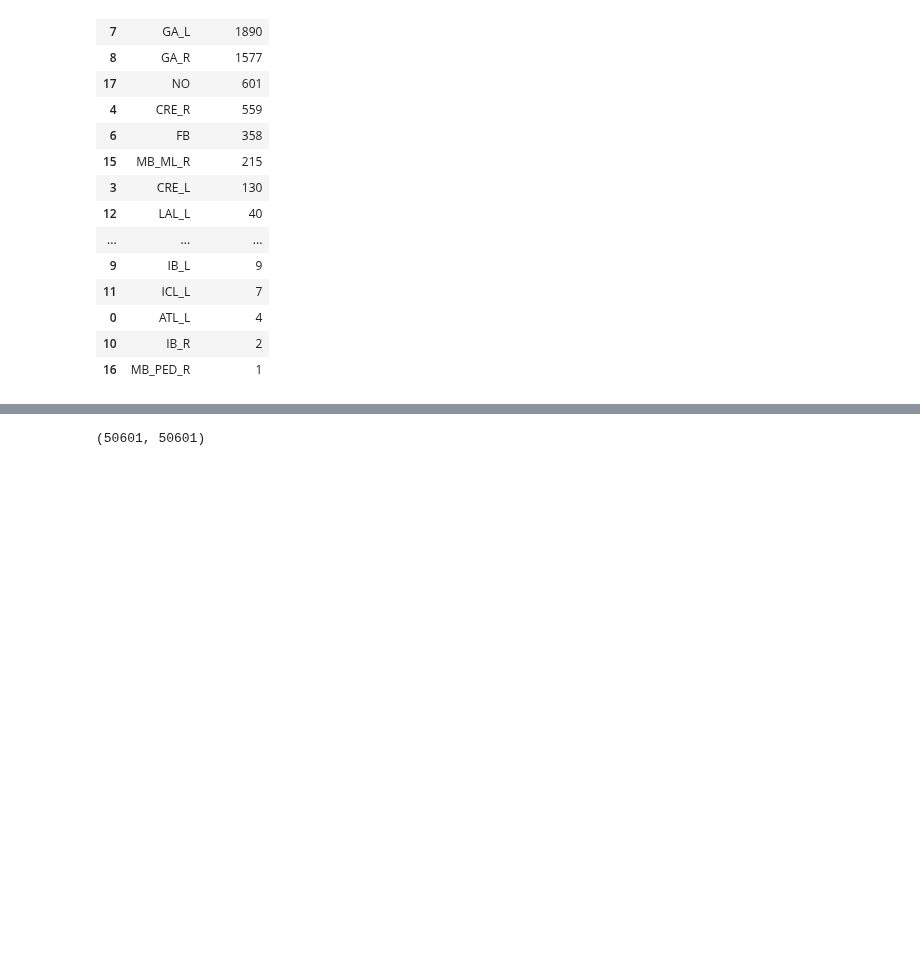
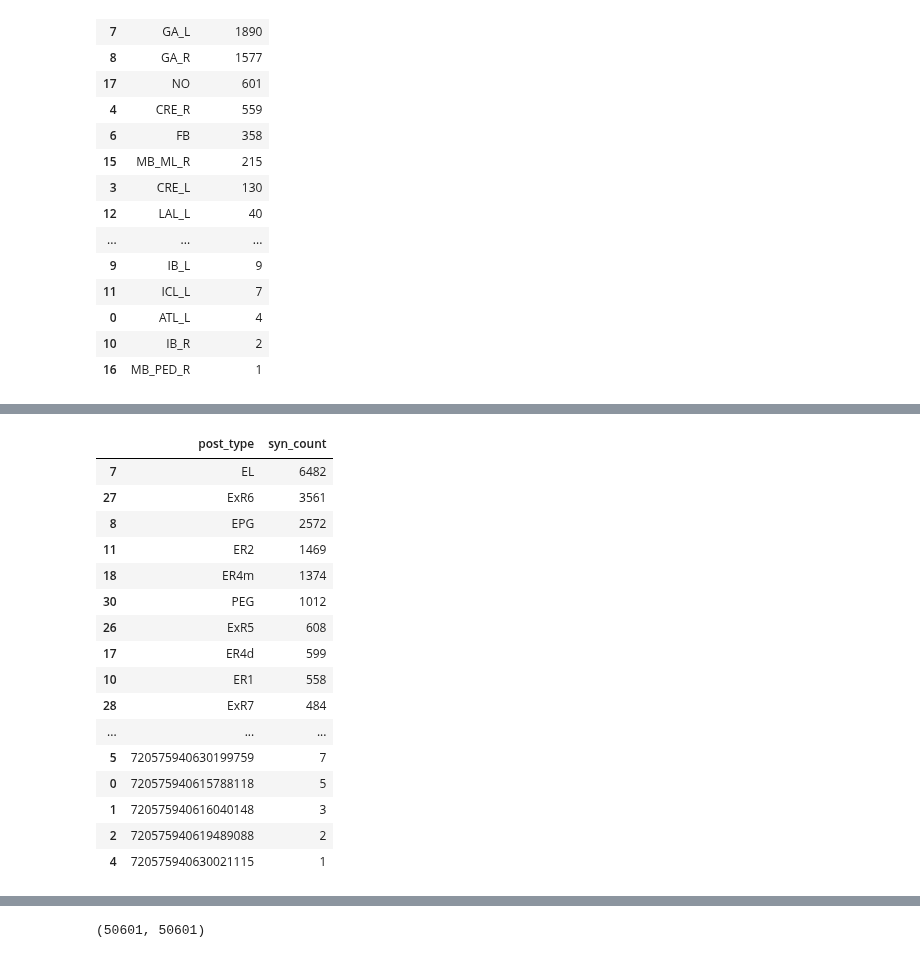
Before and after one commit to YijieYin/connectome_data_prep, a Jupyter notebook: adult_prepare_connectome_cb_neuron_no_CX_axonic_postsynapses.ipynb, the cells around one changed output, grey strips where cells are left out. Saved outputs shown, nothing was run; the diff lists cells and outputs as text; code cells hidden in the pictures; blank space fills up the shorter version.

```diff
--- a/adult_prepare_connectome_cb_neuron_no_CX_axonic_postsynapses.ipynb
+++ b/adult_prepare_connectome_cb_neuron_no_CX_axonic_postsynapses.ipynb
@@ -363,0 +389,22 @@ conn = conn[(~conn.post_type.str.contains('EPG')) | (
+# %%
+# which cell types are the postsynaptic partners of EPG neurons in EB?
+conn[conn.pre_type.str.contains('EPG') & conn.neuropil.isin(['EB'])].groupby('post_type').syn_count.sum(
+).reset_index().sort_values('syn_count', ascending=False)
+# %% [output]
+|  | post_type | syn_count |
+| 7 | EL | 6482 |
+| 27 | ExR6 | 3561 |
+| 8 | EPG | 2572 |
+| 11 | ER2 | 1469 |
+| 18 | ER4m | 1374 |
+| 30 | PEG | 1012 |
+| 26 | ExR5 | 608 |
+| 17 | ER4d | 599 |
+| 10 | ER1 | 558 |
+| 28 | ExR7 | 484 |
+| ... | ... | ... |
+| 5 | 720575940630199759 | 7 |
+| 0 | 720575940615788118 | 5 |
+| 1 | 720575940616040148 | 3 |
+| 2 | 720575940619489088 | 2 |
+| 4 | 720575940630021115 | 1 |
```
Also changed, not shown: parts of 16 cells of this notebook, 1 other file.
